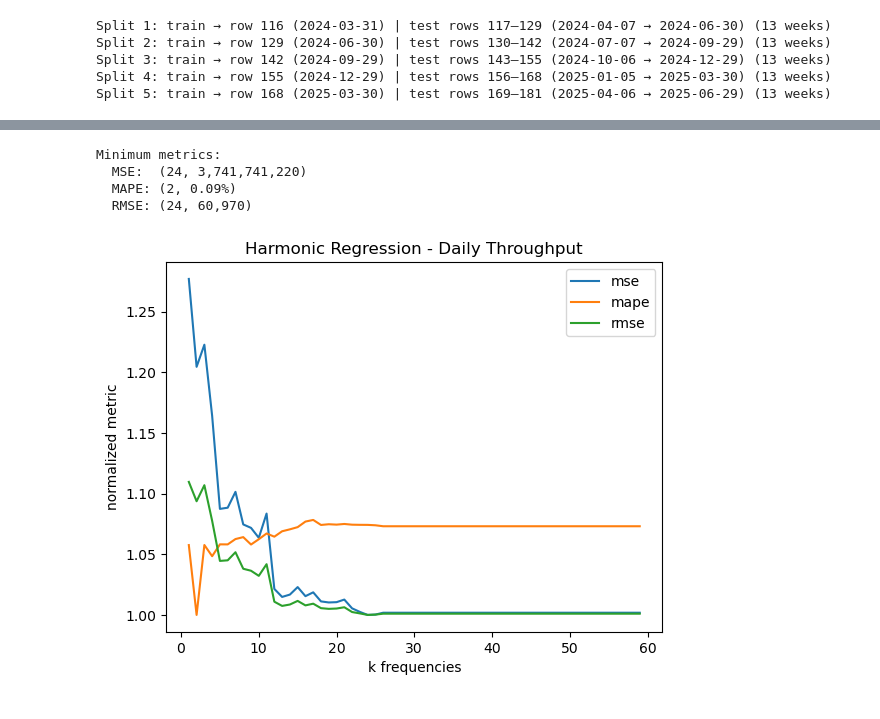
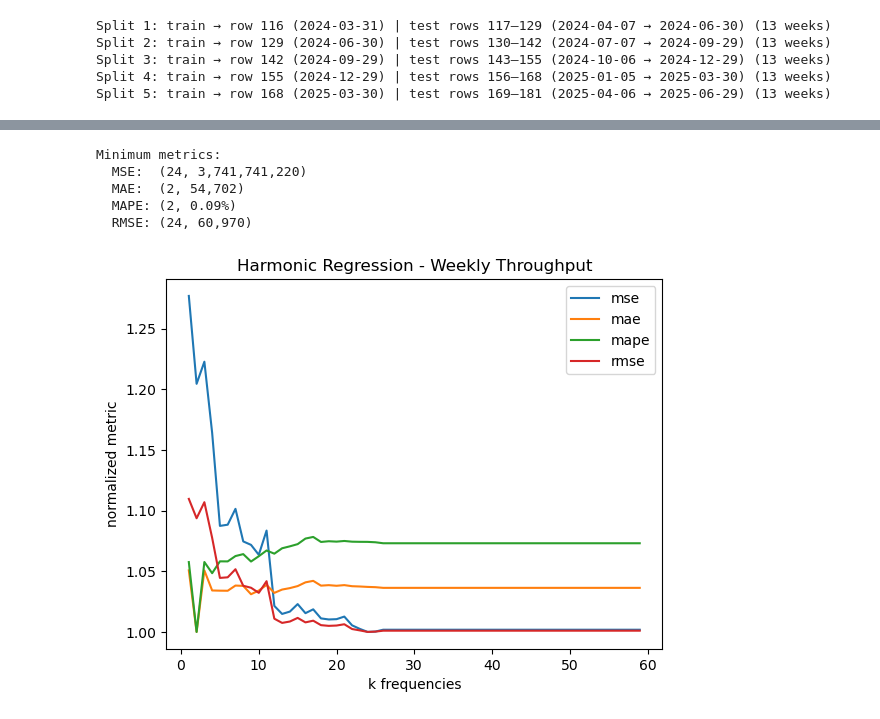
Before and after one commit to Erdos-Projects/spring-2026-busy-airports, a Jupyter notebook: notebooks/harmonic_regression_weekly.ipynb, the cells around one changed output, grey strips where cells are left out. Cells and saved outputs as stored; diff of their text form; code cells hidden in the pictures.

Commit message:
updated harmonic regression weekly notebook to use class

```diff
--- a/notebooks/harmonic_regression_weekly.ipynb
+++ b/notebooks/harmonic_regression_weekly.ipynb
@@ -94,5 +51,0 @@ from src.harmonic_model import fourier_features, time_index_feature
-# %%
-# Creat Fourier features and time index feature for daily data
-ord_weekly_ff = fourier_features(data_ord_w_train['week'], m=52, k=10)
-ord_weekly_ti = time_index_feature(data_ord_w_train['week'])
-ord_weekly_X = np.column_stack([ord_weekly_ff, ord_weekly_ti])
@@ -103,4 +51,0 @@ ord_weekly_X.shape
-# %%
-X_train = ord_weekly_X[splits[-1][0]]
-X_test  = ord_weekly_X[splits[-1][1]]
-splits[-1][1]
@@ -113,11 +51,0 @@ from sklearn.linear_model import LinearRegression
-# %%
-model = LinearRegression()
-X_train = ord_weekly_X[splits[-1][0]]
-X_test  = ord_weekly_X[splits[-1][1]]
-y_train = data_ord_w_train.iloc[splits[-1][0]].total_passenger_throughput
-y_test  = data_ord_w_train.iloc[splits[-1][1]].total_passenger_throughput
-model.fit(X_train, y_train)
-predicted = model.predict(X_test)
-metrics = {}
-metrics['mse'] = mean_squared_error(y_test, predicted)
-metrics['mape'] = mean_absolute_percentage_error(y_test, predicted)
@@ -158,39 +70,43 @@ for k_freq in range(1, 60):
         metrics = {}
         metrics['split'] = i
         metrics['mse'] = mean_squared_error(y_test, y_pred)
+        metrics['mae'] = mean_absolute_error(y_test, y_pred)
         metrics['mape'] = mean_absolute_percentage_error(y_test, y_pred)
-        metrics['rmse'] = np.sqrt(metrics['mse'])
+        metrics['rmse'] = root_mean_squared_error(y_test, y_pred)
         k_metrics.append(metrics)
 
     metrics_df = pd.DataFrame(k_metrics).set_index('split')
     mean_metrics = {}
     mean_metrics['k_freq'] = k_freq
     mean_metrics['mse']  = metrics_df['mse'].mean()
+    mean_metrics['mae']  = metrics_df['mae'].mean()
     mean_metrics['mape'] = metrics_df['mape'].mean()
     mean_metrics['rmse'] = metrics_df['rmse'].mean()
     results.append(mean_metrics)
 
 results_df = pd.DataFrame(results).set_index('k_freq')
 
 print(f"\nMinimum metrics:")
 print(f"  MSE:  ({results_df['mse'].idxmin()}, {results_df['mse'].min():,.0f})")
+print(f"  MAE:  ({results_df['mae'].idxmin()}, {results_df['mae'].min():,.0f})")
 print(f"  MAPE: ({results_df['mape'].idxmin()}, {results_df['mape'].min():.2f}%)")
 print(f"  RMSE: ({results_df['rmse'].idxmin()}, {results_df['rmse'].min():,.0f})")
 
 # Rescale all metrics based on their minumum value
 results_df = results_df / results_df.min()
 results_df.plot()
-plt.title('Harmonic Regression - Daily Throughput')
+plt.title('Harmonic Regression - Weekly Throughput')
 plt.xlabel('k frequencies')
 plt.ylabel('normalized metric')
 plt.legend()
 plt.show()
 # %% [output]
 Minimum metrics:
   MSE:  (24, 3,741,741,220)
+  MAE:  (2, 54,702)
   MAPE: (2, 0.09%)
   RMSE: (24, 60,970)
-[figure, old version]
+[figure, new version]
 # %%
 # We repeat the same process with the linear trend as well
 results = []
```
Also changed, not shown: parts of 23 cells of this notebook.
